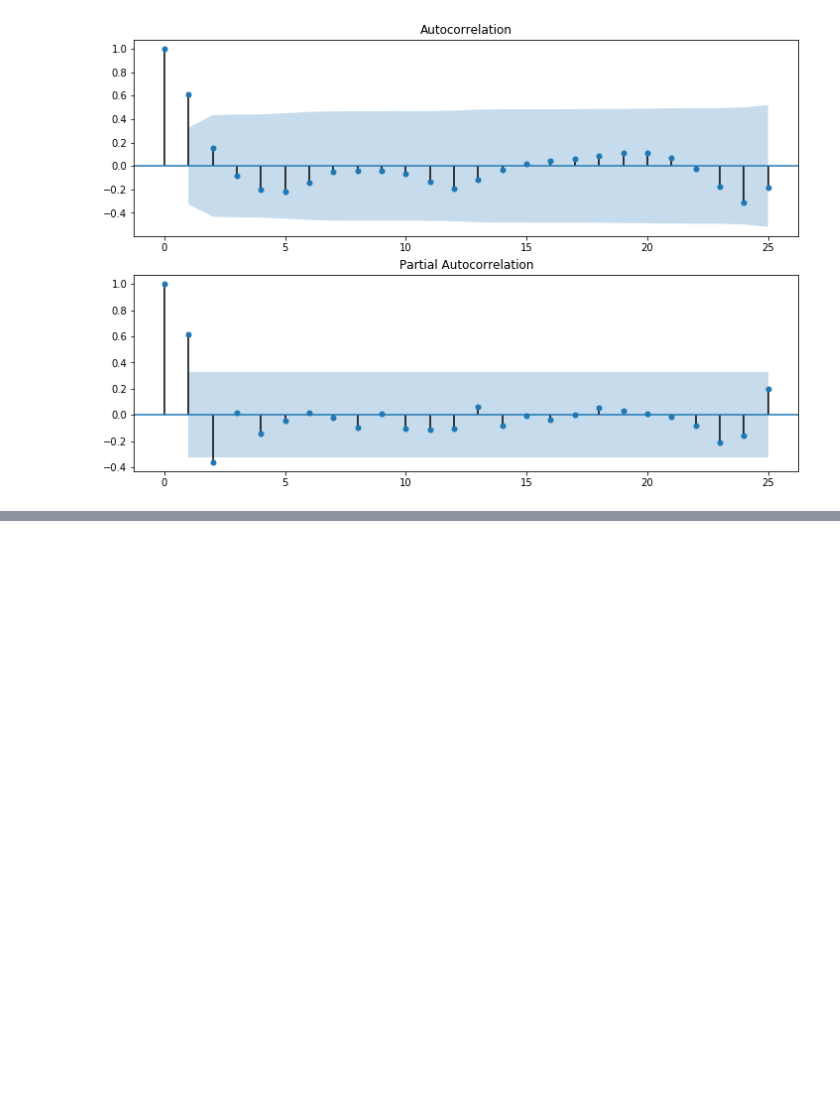
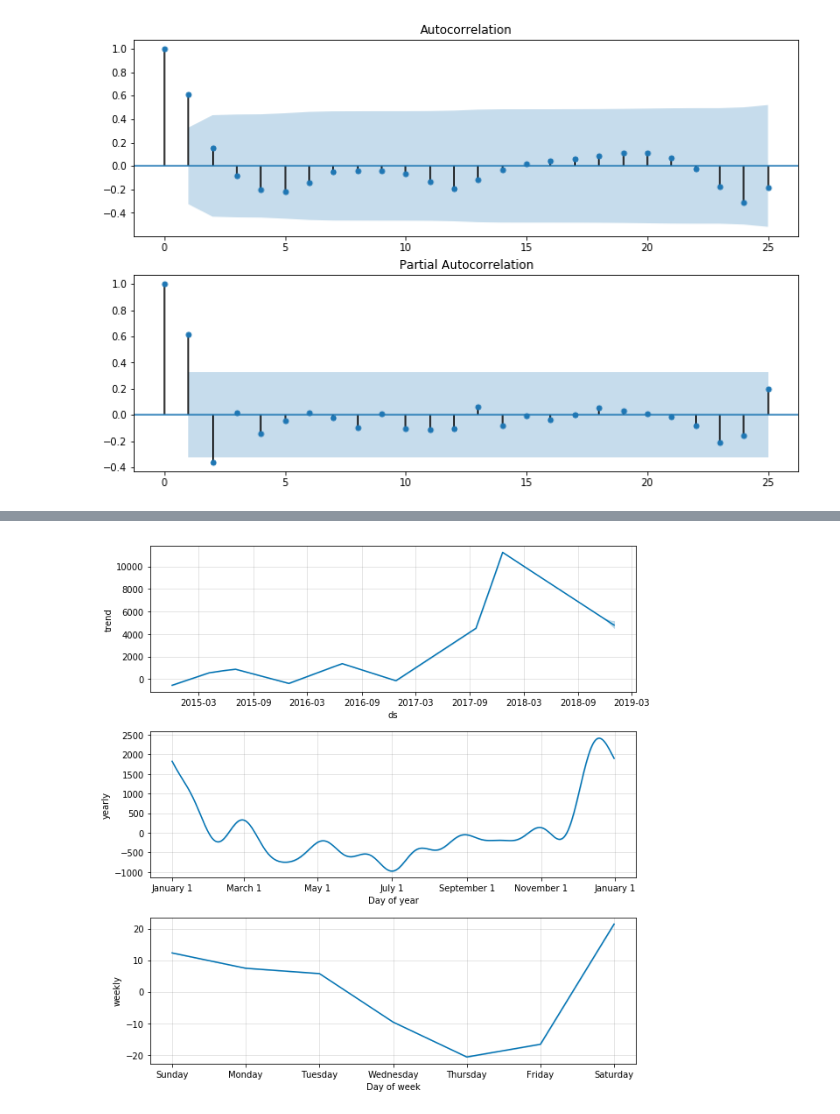
Before and after one commit to ayushsubedi/timeseries, a Jupyter notebook: Bitcoin Analysis.ipynb, the cells around one changed output, grey strips where cells are left out. Cells and saved outputs as stored; diff of their text form; code cells hidden in the pictures; blank space fills up the shorter version.

```diff
--- a/Bitcoin Analysis.ipynb
+++ b/Bitcoin Analysis.ipynb
@@ -134,0 +201,4 @@ plt.show()
+# %%
+fig2 = m.plot_components(forecast)
+# %% [output]
+[figure, added]
```
Also changed, not shown: parts of 12 cells of this notebook.
